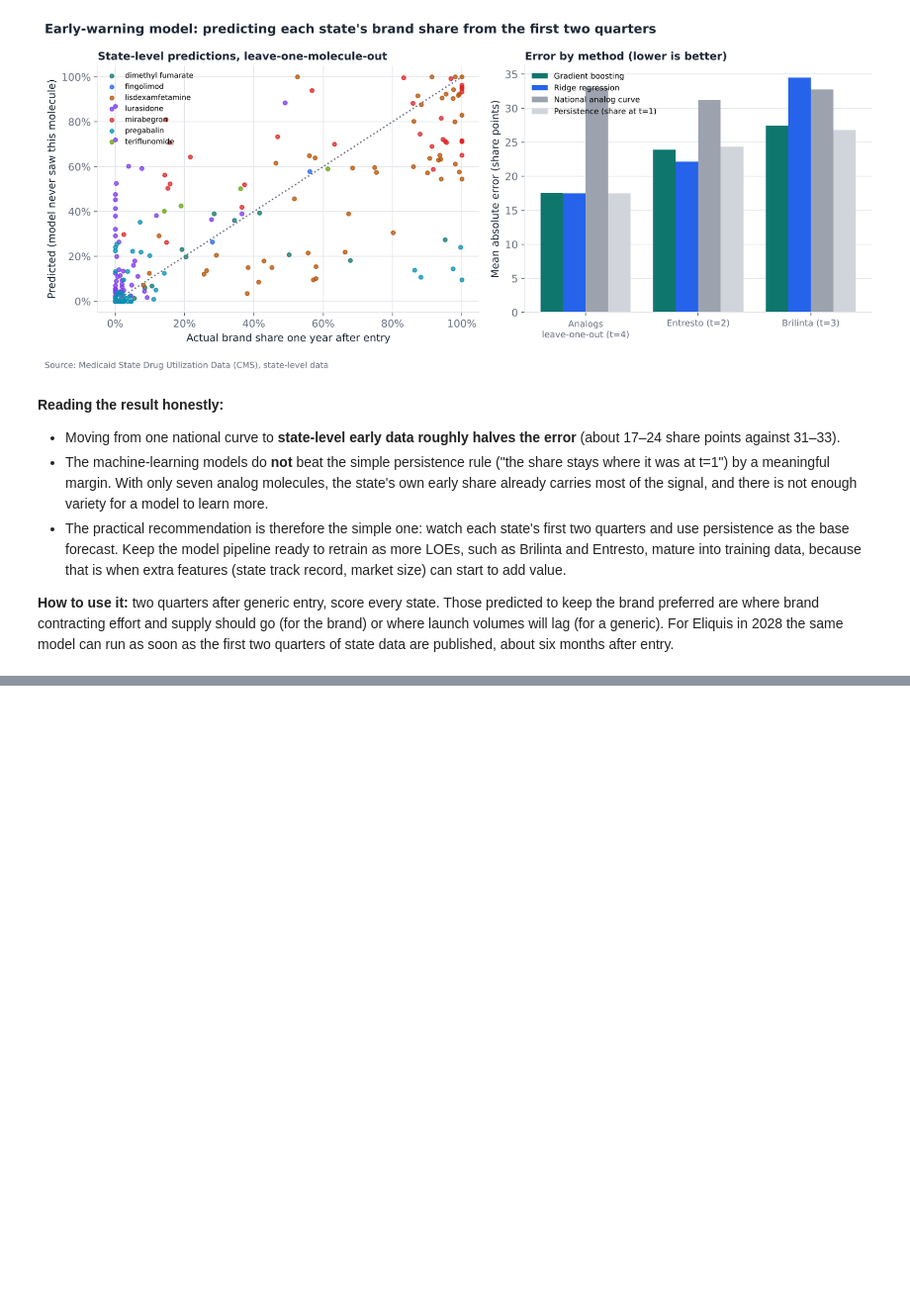
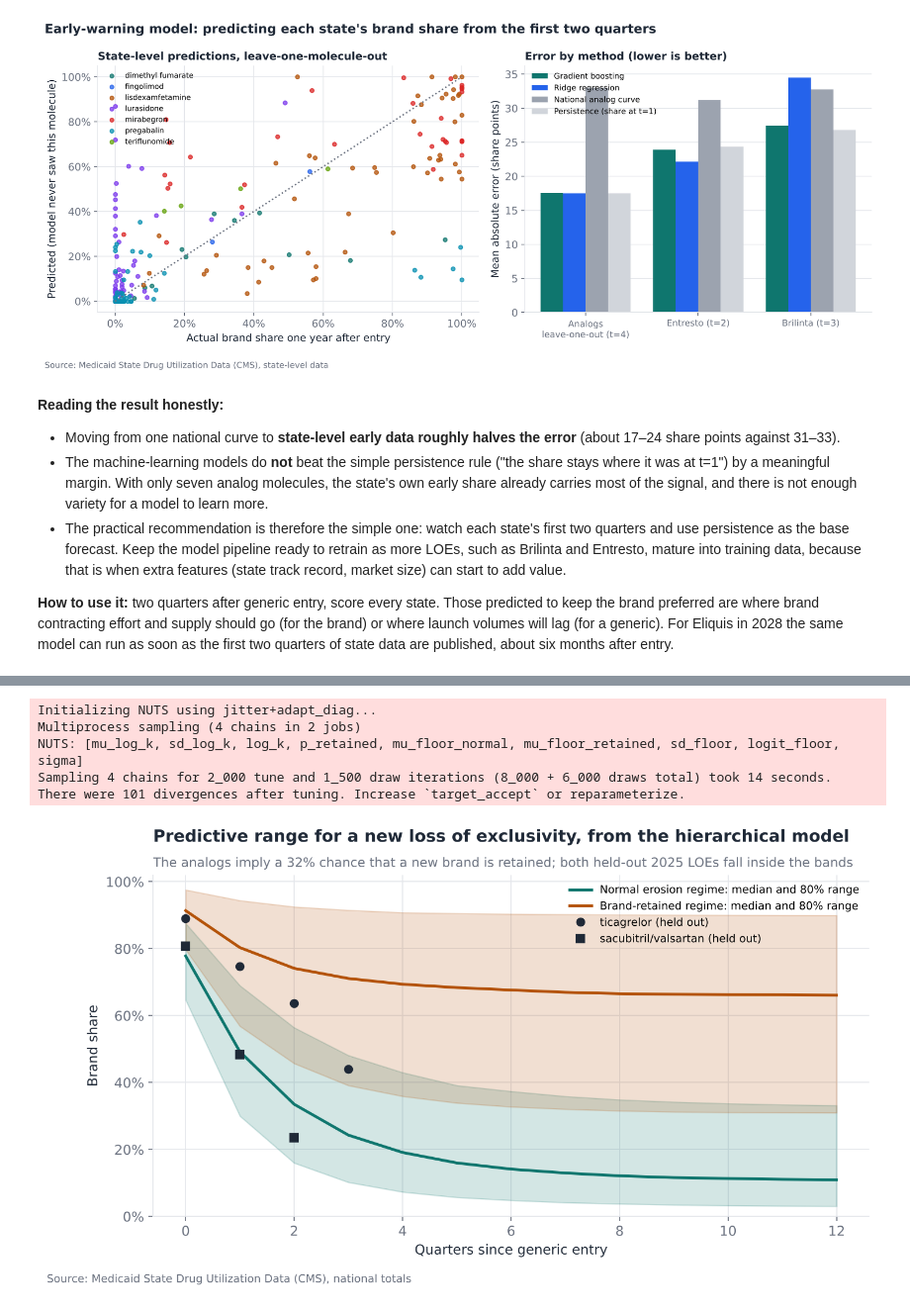
Before and after one commit to Gnanaram23/us-pharma-commercial-analytics, a Jupyter notebook: 03-loe-erosion-forecast/analysis.ipynb, the cells around one changed output, grey strips where cells are left out. Shown at 99% size. Saved outputs shown, nothing was run; the diff lists cells and outputs as text; code cells hidden in the pictures; blank space fills up the shorter version.

```diff
--- a/03-loe-erosion-forecast/analysis.ipynb
+++ b/03-loe-erosion-forecast/analysis.ipynb
@@ -571,0 +588,75 @@ quarters of state data are published, about six months after entry.
+# %%
+import pymc as pm  # noqa: E402
+
+hb = q[q["molecule"].isin(analogs) & q["t"].between(0, 12)].dropna(subset=["brand_share"])
+mol_idx = {m: i for i, m in enumerate(analogs)}
+ii, tq, yq = hb["molecule"].map(mol_idx).to_numpy(), hb["t"].to_numpy(dtype=float), hb["brand_share"].to_numpy()
+with pm.Model() as hmodel:
+    mu_lk = pm.Normal("mu_log_k", 0, 1)
+    sd_lk = pm.HalfNormal("sd_log_k", 0.7)
+    log_k = pm.Normal("log_k", mu_lk, sd_lk, shape=len(analogs))
+    pi_ret = pm.Beta("p_retained", 2, 4)
+    mu_lo = pm.Normal("mu_floor_normal", -2.0, 0.7)
+    mu_hi = pm.Normal("mu_floor_retained", 1.0, 0.7)
+    s_f = pm.HalfNormal("sd_floor", 0.6)
+    logit_floor = pm.Mixture("logit_floor", w=pm.math.stack([1 - pi_ret, pi_ret]),
+                             comp_dists=[pm.Normal.dist(mu_lo, s_f), pm.Normal.dist(mu_hi, s_f)], shape=len(analogs))
+    pm.Potential("order", pm.math.switch(mu_hi > mu_lo + 1, 0, -1e3))
+    k_i, fl_i = pm.math.exp(log_k), pm.math.sigmoid(logit_floor)
+    mu_y = fl_i[ii] + (1 - fl_i[ii]) * pm.math.exp(-k_i[ii] * (tq + 0.5))
+    sig = pm.HalfNormal("sigma", 0.05)
+    pm.Normal("share", mu_y, sig, observed=yq)
+    hidata = pm.sample(1500, tune=2000, chains=4, cores=2, target_accept=0.97, random_seed=3, progressbar=False)
+
+hp = hidata.posterior
+hp = (hp.to_dataset() if hasattr(hp, "to_dataset") else hp).stack(s=("chain", "draw"))
+S = hp.sizes["s"]
+rng_h = np.random.default_rng(5)
+retained_draw = rng_h.random(S) < hp["p_retained"].values
+k_new = np.exp(rng_h.normal(hp["mu_log_k"].values, hp["sd_log_k"].values))
+lf_new = rng_h.normal(np.where(retained_draw, hp["mu_floor_retained"].values, hp["mu_floor_normal"].values), hp["sd_floor"].values)
+fl_new = 1 / (1 + np.exp(-lf_new))
+tgrid = np.arange(0, 13)
+traj = fl_new[:, None] + (1 - fl_new[:, None]) * np.exp(-k_new[:, None] * (tgrid[None, :] + 0.5))
+
+fig, ax = plt.subplots(figsize=(10, 4.8))
+for lab, mask, col in [("Normal erosion regime", ~retained_draw, style.ACCENT), ("Brand-retained regime", retained_draw, style.ACCENT_2)]:
+    lo_, md_, hi_ = np.percentile(traj[mask], [10, 50, 90], axis=0)
+    ax.fill_between(tgrid, lo_, hi_, color=col, alpha=0.18)
+    ax.plot(tgrid, md_, color=col, lw=2.2, label=f"{lab}: median and 80% range")
+for m, mk in [("ticagrelor", "o"), ("sacubitril/valsartan", "s")]:
+    d_ = q[(q["molecule"] == m) & q["t"].between(0, 12)]
+    ax.plot(d_["t"], d_["brand_share"], mk, color=style.INK, ms=6, label=f"{m} (held out)")
+style.pct(ax)
+ax.set_ylim(0, 1.02)
+ax.set_xlabel("Quarters since generic entry")
+ax.set_ylabel("Brand share")
+p_ret = float(hp["p_retained"].values.mean())
+ax.set_title("Predictive range for a new loss of exclusivity, from the hierarchical model")
+style.subtitle(ax, f"The analogs imply a {p_ret:.0%} chance that a new brand is retained; both held-out 2025 LOEs fall inside the bands")
+ax.legend(loc="upper right", fontsize=8.5)
+style.source(fig, SRC)
+style.save(fig, FIG / "06_bayesian_erosion_bands.png")
+
+mix_lo, mix_hi = np.percentile(traj, [10, 90], axis=0)
+inside = []
+for m in ["ticagrelor", "sacubitril/valsartan"]:
+    d_ = q[(q["molecule"] == m) & q["t"].between(0, 12)].dropna(subset=["brand_share"])
+    for _, r in d_.iterrows():
+        tt_ = int(r["t"])
+        inside.append({"molecule": m, "t": tt_, "share": r["brand_share"], "80% low": mix_lo[tt_], "80% high": mix_hi[tt_],
+                       "inside": mix_lo[tt_] <= r["brand_share"] <= mix_hi[tt_]})
+inside = pd.DataFrame(inside)
+hb_summary = {"p_retained_mean": round(p_ret, 3), "heldout_points_inside_80pct": int(inside["inside"].sum()),
+              "heldout_points": int(len(inside)),
+              "new_brand_share_t4_normal_p10_p50_p90": np.percentile(traj[~retained_draw, 4], [10, 50, 90]).round(3).tolist(),
+              "new_brand_share_t4_retained_p10_p50_p90": np.percentile(traj[retained_draw, 4], [10, 50, 90]).round(3).tolist(),
+              "divergences": int(hidata.sample_stats["diverging"].sum())}
+inside.round(3)
+# %% [output]
+Initializing NUTS using jitter+adapt_diag...
+Multiprocess sampling (4 chains in 2 jobs)
+NUTS: [mu_log_k, sd_log_k, log_k, p_retained, mu_floor_normal, mu_floor_retained, sd_floor, logit_floor, sigma]
+Sampling 4 chains for 2_000 tune and 1_500 draw iterations (8_000 + 6_000 draws total) took 14 seconds.
+There were 101 divergences after tuning. Increase `target_accept` or reparameterize.
+[figure, added]
```
Also changed, not shown: parts of 7 cells of this notebook, 55 other files.
